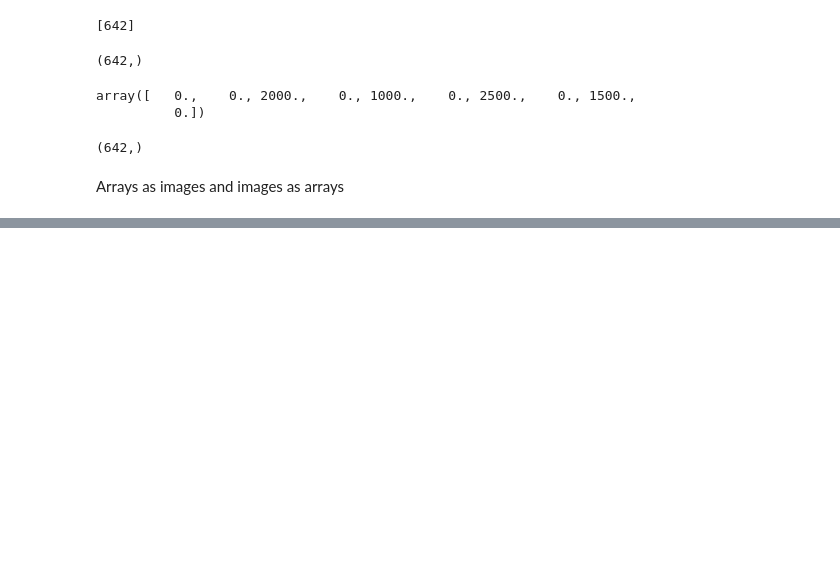
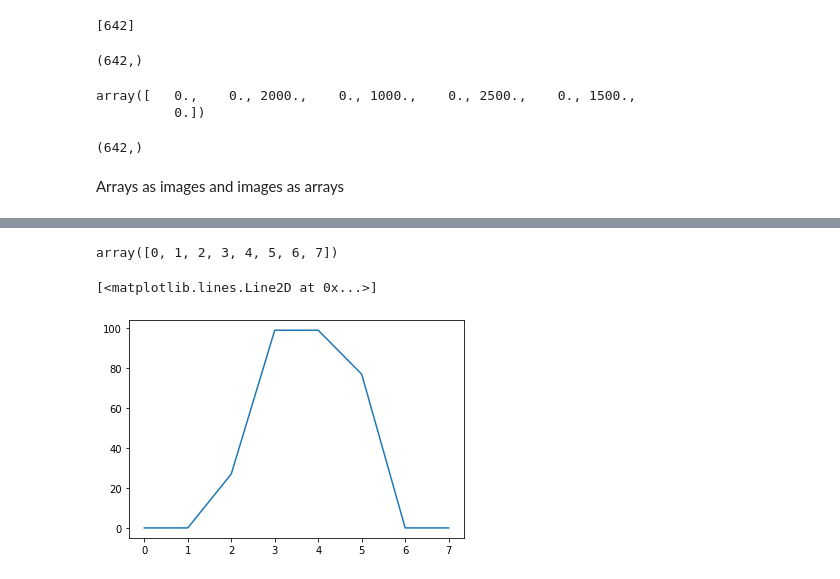
Before and after one commit to Reptilefury/coursera-machine-learning, a Jupyter notebook: Nature_of_Nifti_Images.ipynb, the cells around one changed output, grey strips where cells are left out. Saved outputs shown, nothing was run; the diff lists cells and outputs as text; code cells hidden in the pictures; blank space fills up the shorter version.

```diff
--- a/Nature_of_Nifti_Images.ipynb
+++ b/Nature_of_Nifti_Images.ipynb
@@ -454,0 +500,10 @@ Arrays as images and images as arrays
+# %%
+col_positions = np.arange(8)
+col_positions
+# %% [output]
+array([0, 1, 2, 3, 4, 5, 6, 7])
+# %%
+plt.plot(col_positions,an_array[8])
+# %% [output]
+[<matplotlib.lines.Line2D at 0x...>]
+[figure, added]
```
Also changed, not shown: parts of 29 cells of this notebook.
